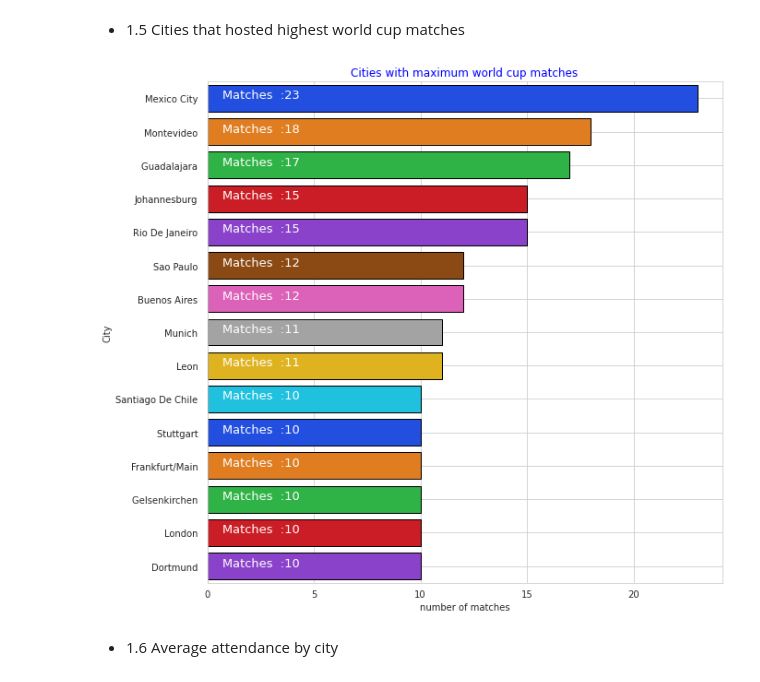
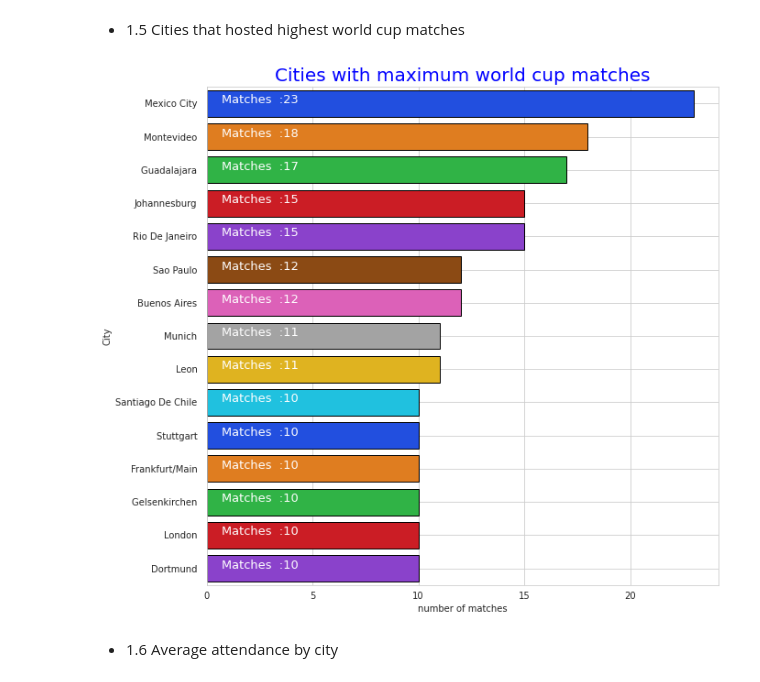
Before and after one commit to natuan310/w3-Data-Analysis-WorldCup-Dataset, a Jupyter notebook: Tee.ipynb, the cells around one changed output. Drawn from its saved outputs; the diff is of its cells as text; code cells hidden in the pictures.

```diff
--- a/Tee.ipynb
+++ b/Tee.ipynb
@@ -366,17 +366,17 @@ pls.sample()
 # %%
 top10_city = mch['City'].value_counts().reset_index()
 plt.figure(figsize=(10,10))
 ax = sns.barplot(y=top10_city["index"][:15],x = top10_city["City"][:15],palette="bright",
                  linewidth=1,edgecolor="k"*15)
 plt.xlabel("number of matches")
 plt.ylabel("City")
 plt.grid(True)
-plt.title("Cities with maximum world cup matches",color='b')
+plt.title("Cities with maximum world cup matches",color='b',fontsize=20)
 
 for i,j in enumerate("Matches  :" + top10_city["City"][:15].astype(str)):
     ax.text(.7,i,j,fontsize = 13,color="w")
 plt.show()
 # %% [output]
-[figure, old version]
+[figure, new version]
 # %% [markdown]
 - 1.6 Average attendance by city
```
Also changed, not shown: parts of 7 cells of this notebook.
